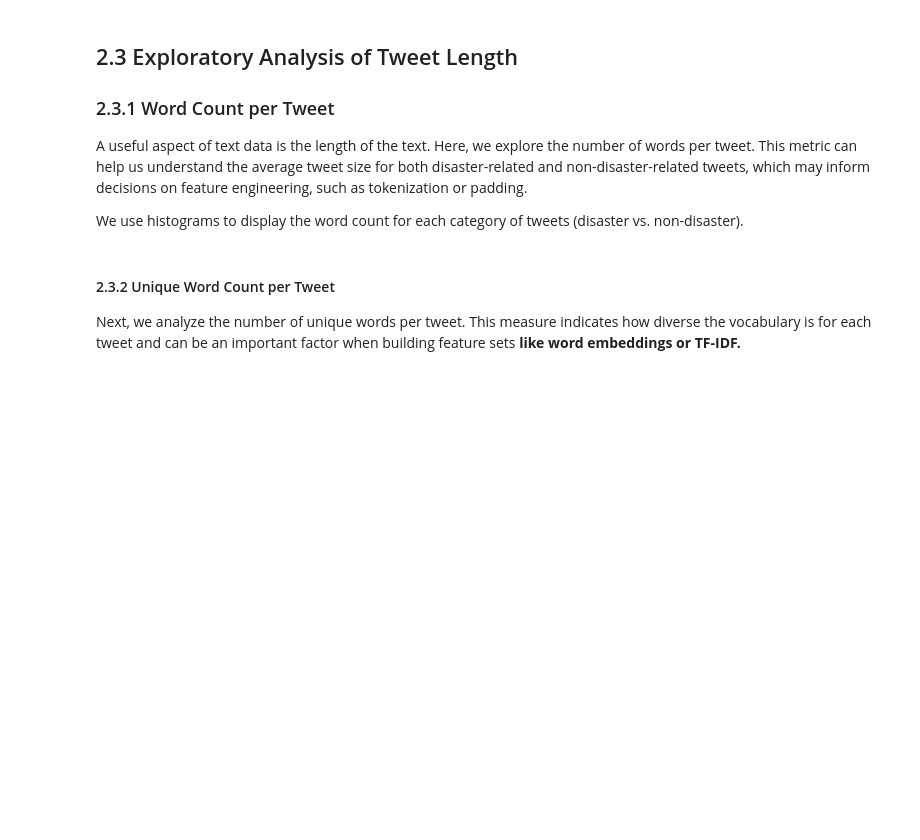
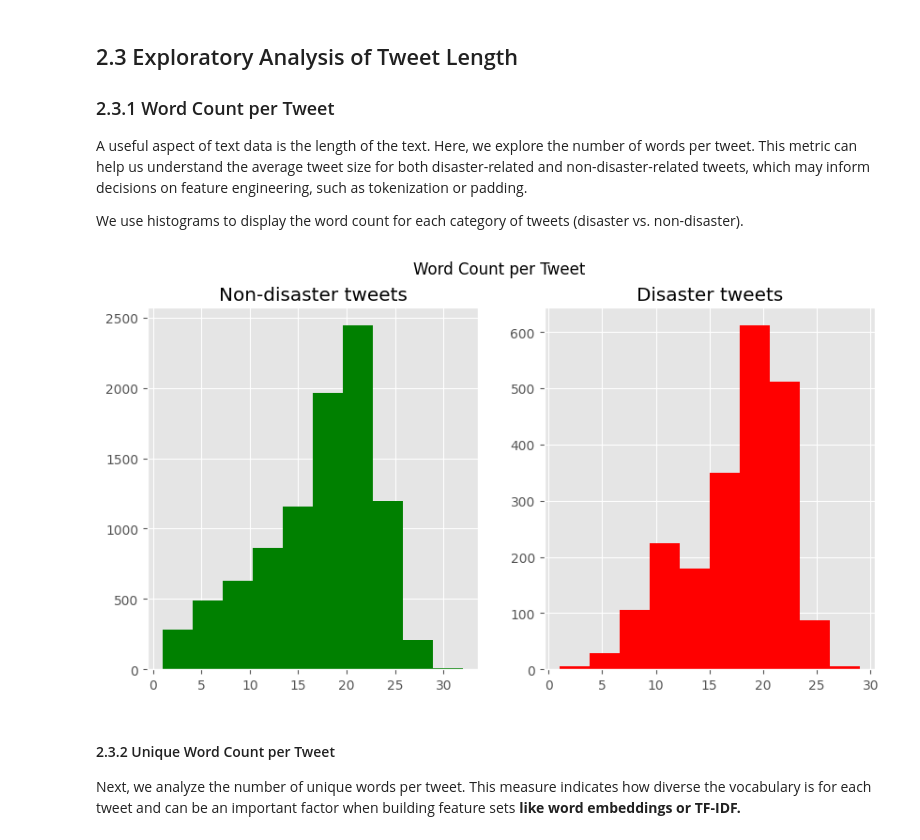
Before and after one commit to sergio11/disasters_prediction, a Jupyter notebook: Advanced_Classification_of_Disaster_Related_Tweets_Using_Deep_Learning.ipynb, the cells around one changed output. Saved outputs shown, nothing was run; the diff lists cells and outputs as text; code cells hidden in the pictures; blank space fills up the shorter version.

```diff
--- a/Advanced_Classification_of_Disaster_Related_Tweets_Using_Deep_Learning.ipynb
+++ b/Advanced_Classification_of_Disaster_Related_Tweets_Using_Deep_Learning.ipynb
@@ -142,19 +124,21 @@ We use histograms to display the word count for each category of tweets (disaste
 # %%
 # Calculate the number of words per tweet for each category (disaster vs non-disaster)
 fig, (ax1, ax2) = plt.subplots(1, 2, figsize=(10,5))
 
-tweet_len_0 = X_train[X_train['target'] == 0]['text'].str.split().map(lambda x: len(x))  # Non-disaster tweets
-tweet_len_1 = X_train[X_train['target'] == 1]['text'].str.split().map(lambda x: len(x))  # Disaster tweets
+tweet_len_0 = data[data['target'] == 0]['text'].str.split().map(lambda x: len(x))  # Non-disaster tweets
+tweet_len_1 = data[data['target'] == 1]['text'].str.split().map(lambda x: len(x))  # Disaster tweets
 
 ax1.hist(tweet_len_0, color='green')
 ax1.set_title('Non-disaster tweets')
 
 ax2.hist(tweet_len_1, color='red')
 ax2.set_title('Disaster tweets')
 
 fig.suptitle('Word Count per Tweet')
 
 plt.show()
+# %% [output]
+[figure, added]
 # %% [markdown]
 #### 2.3.2 Unique Word Count per Tweet
 Next, we analyze the number of unique words per tweet. This measure indicates how diverse the vocabulary is for each tweet and can be an important factor when building feature sets **like word embeddings or TF-IDF.**
```
Also changed, not shown: parts of 33 cells of this notebook.
